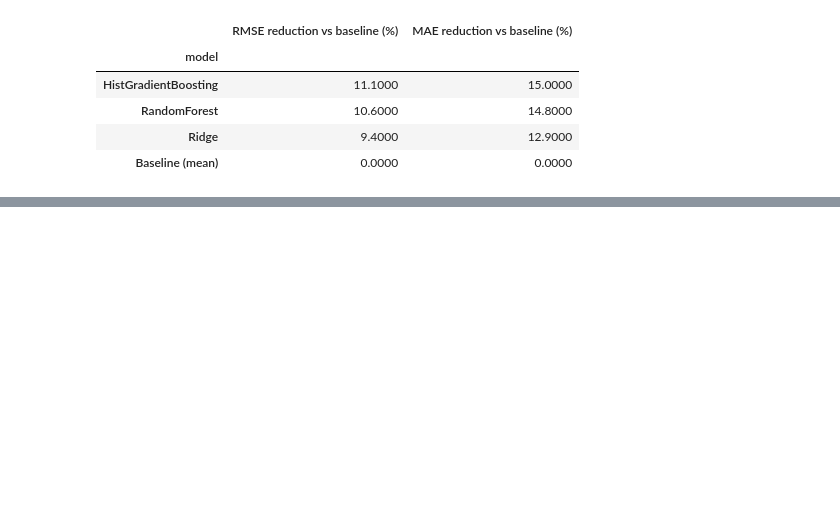
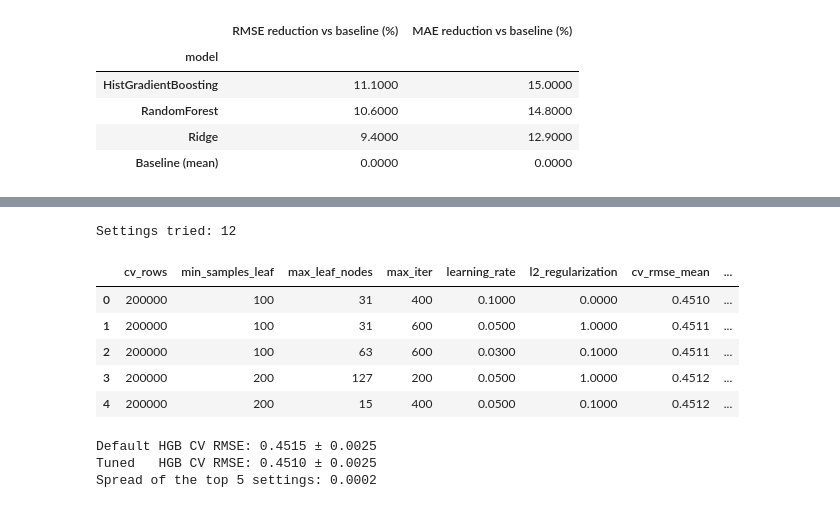
Before and after one commit to Anthonydavidperez1/CAP_3764_2026_Fall_Team_6, a Jupyter notebook: notebooks/06_modeling_p3.ipynb, the cells around one changed output, grey strips where cells are left out. Drawn from its saved outputs; the diff is of its cells as text; code cells hidden in the pictures; blank space fills up the shorter version.

```diff
--- a/notebooks/06_modeling_p3.ipynb
+++ b/notebooks/06_modeling_p3.ipynb
@@ -145,0 +161,34 @@ improvement.round(1)
+# %%
+# Run the P3-c pipeline only if its tables are not there yet, then load them
+T = M.TABLES_DIR
+needed = ["tuning_results.csv", "test_results.csv", "feature_importance.csv",
+          "test_predictions.csv", "test_errors_by_category.csv"]
+if not all((T / f).exists() for f in needed):
+    M.run_final()
+
+tuning = pd.read_csv(T / "tuning_results.csv")
+test_results = pd.read_csv(T / "test_results.csv")
+importance = pd.read_csv(T / "feature_importance.csv")
+predictions = pd.read_csv(T / "test_predictions.csv")
+by_category = pd.read_csv(T / "test_errors_by_category.csv")
+print("Settings tried:", len(tuning))
+tuning.head(5)
+# %% [output]
+Settings tried: 12
+|  | cv_rows | min_samples_leaf | max_leaf_nodes | max_iter | learning_rate | l2_regularization | cv_rmse_mean | ... |
+| 0 | 200000 | 100 | 31 | 400 | 0.1000 | 0.0000 | 0.4510 | ... |
+| 1 | 200000 | 100 | 31 | 600 | 0.0500 | 1.0000 | 0.4511 | ... |
+| 2 | 200000 | 100 | 63 | 600 | 0.0300 | 0.1000 | 0.4511 | ... |
+| 3 | 200000 | 200 | 127 | 200 | 0.0500 | 1.0000 | 0.4512 | ... |
+| 4 | 200000 | 200 | 15 | 400 | 0.0500 | 0.1000 | 0.4512 | ... |
+# %%
+# How much did tuning help compared with the default settings from section 4?
+default = cv_results.set_index("model").loc["HistGradientBoosting"]
+best = tuning.iloc[0]
+print(f"Default HGB CV RMSE: {default['rmse_mean']:.4f} ± {default['rmse_std']:.4f}")
+print(f"Tuned   HGB CV RMSE: {best['cv_rmse_mean']:.4f} ± {best['cv_rmse_std']:.4f}")
+print(f"Spread of the top 5 settings: {tuning['cv_rmse_mean'].head(5).max() - tuning['cv_rmse_mean'].head(5).min():.4f}")
+# %% [output]
+Default HGB CV RMSE: 0.4515 ± 0.0025
+Tuned   HGB CV RMSE: 0.4510 ± 0.0025
+Spread of the top 5 settings: 0.0002
```
Also changed, not shown: parts of 16 cells of this notebook, 6 other files.
